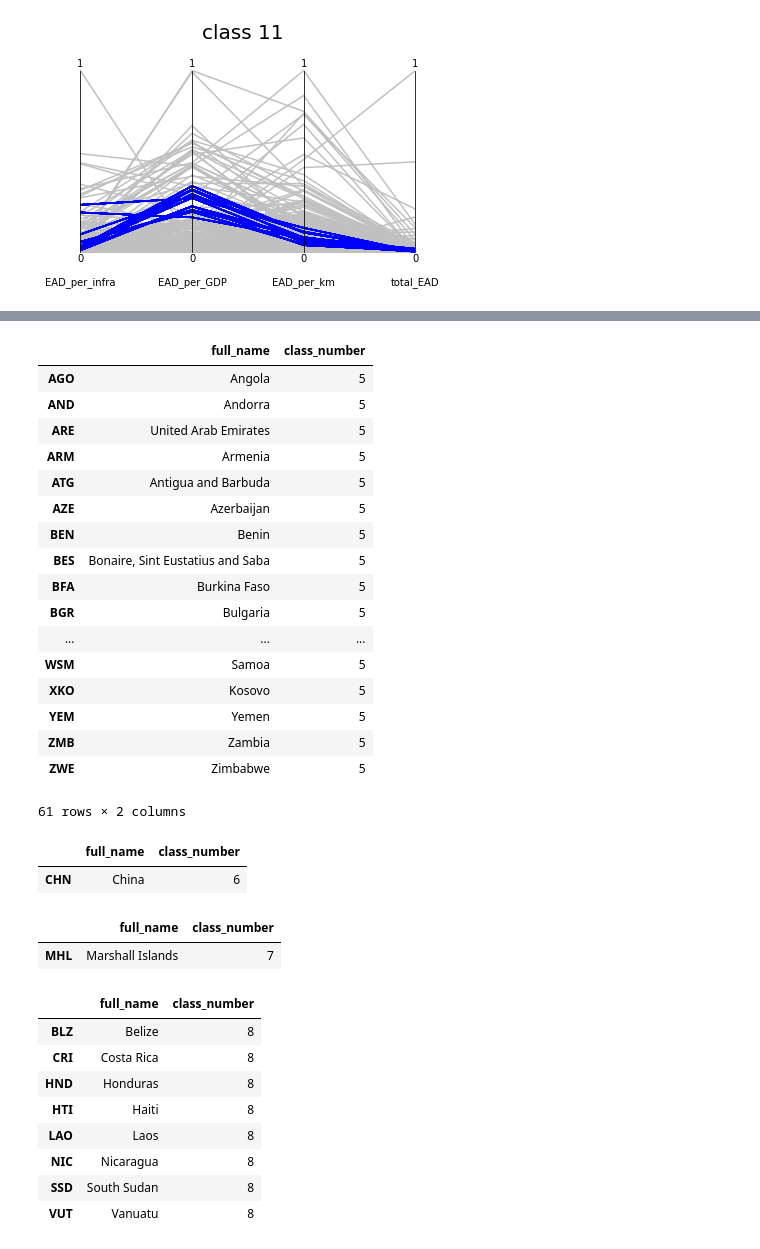
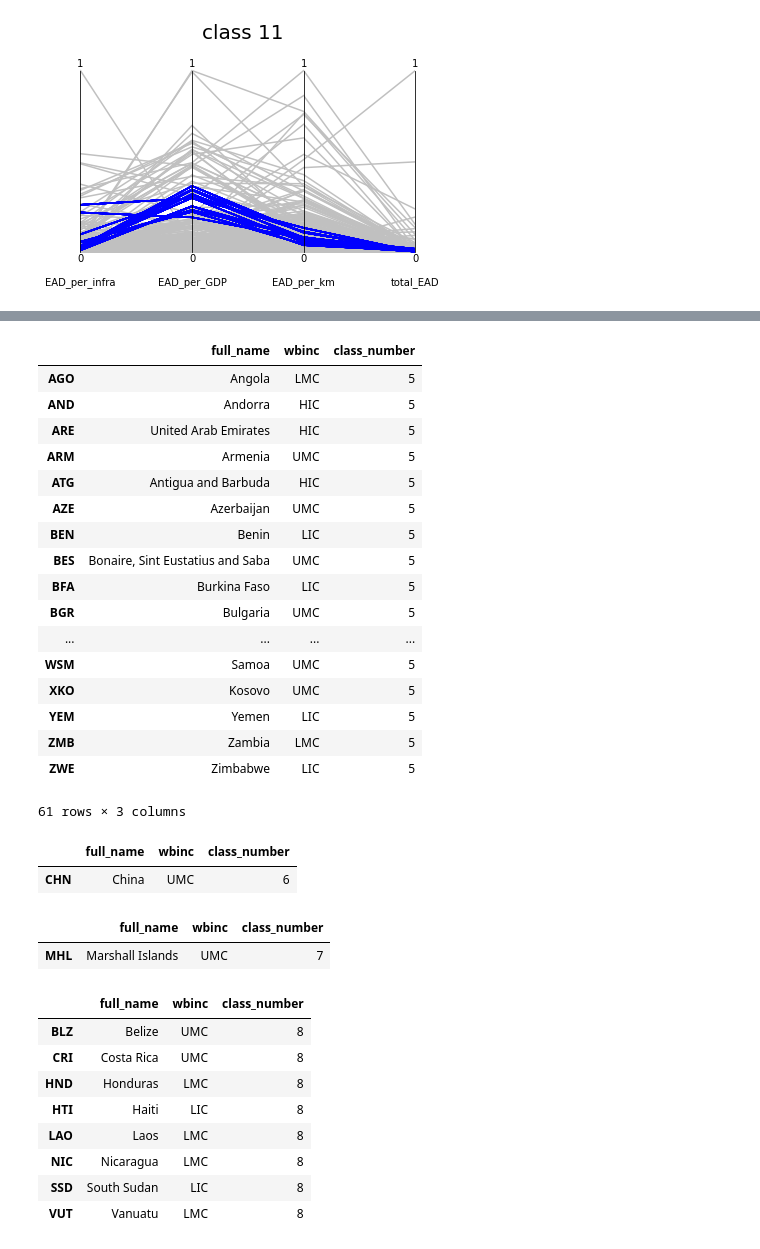
Before and after one commit to julierozenberg/various_notebooks, a Jupyter notebook: country_clustering.ipynb, the cells around one changed output, grey strips where cells are left out. Drawn from its saved outputs; the diff is of its cells as text; code cells hidden in the pictures.

```diff
--- a/country_clustering.ipynb
+++ b/country_clustering.ipynb
@@ -268,44 +268,44 @@ basic_data.loc[basic_data.class_number==4,['full_name','class_number']]
 # %%
-basic_data.loc[basic_data.class_number==5,['full_name','class_number']]
+basic_data.loc[basic_data.class_number==5,['full_name','wbinc','class_number']]
 # %% [output]
-|  | full_name | class_number |
-| AGO | Angola | 5 |
-| AND | Andorra | 5 |
-| ARE | United Arab Emirates | 5 |
-| ARM | Armenia | 5 |
-| ATG | Antigua and Barbuda | 5 |
-| AZE | Azerbaijan | 5 |
-| BEN | Benin | 5 |
-| BES | Bonaire, Sint Eustatius and Saba | 5 |
-| BFA | Burkina Faso | 5 |
-| BGR | Bulgaria | 5 |
-| ... | ... | ... |
-| WSM | Samoa | 5 |
-| XKO | Kosovo | 5 |
-| YEM | Yemen | 5 |
-| ZMB | Zambia | 5 |
-| ZWE | Zimbabwe | 5 |
+|  | full_name | wbinc | class_number |
+| AGO | Angola | LMC | 5 |
+| AND | Andorra | HIC | 5 |
+| ARE | United Arab Emirates | HIC | 5 |
+| ARM | Armenia | UMC | 5 |
+| ATG | Antigua and Barbuda | HIC | 5 |
+| AZE | Azerbaijan | UMC | 5 |
+| BEN | Benin | LIC | 5 |
+| BES | Bonaire, Sint Eustatius and Saba | UMC | 5 |
+| BFA | Burkina Faso | LIC | 5 |
+| BGR | Bulgaria | UMC | 5 |
+| ... | ... | ... | ... |
+| WSM | Samoa | UMC | 5 |
+| XKO | Kosovo | UMC | 5 |
+| YEM | Yemen | LIC | 5 |
+| ZMB | Zambia | LMC | 5 |
+| ZWE | Zimbabwe | LIC | 5 |
-61 rows × 2 columns
+61 rows × 3 columns
 # %%
-basic_data.loc[basic_data.class_number==6,['full_name','class_number']]
+basic_data.loc[basic_data.class_number==6,['full_name','wbinc','class_number']]
 # %% [output]
-|  | full_name | class_number |
-| CHN | China | 6 |
+|  | full_name | wbinc | class_number |
+| CHN | China | UMC | 6 |
 # %%
-basic_data.loc[basic_data.class_number==7,['full_name','class_number']]
+basic_data.loc[basic_data.class_number==7,['full_name','wbinc','class_number']]
 # %% [output]
-|  | full_name | class_number |
-| MHL | Marshall Islands | 7 |
+|  | full_name | wbinc | class_number |
+| MHL | Marshall Islands | UMC | 7 |
 # %%
-basic_data.loc[basic_data.class_number==8,['full_name','class_number']]
+basic_data.loc[basic_data.class_number==8,['full_name','wbinc','class_number']]
 # %% [output]
-|  | full_name | class_number |
-| BLZ | Belize | 8 |
-| CRI | Costa Rica | 8 |
-| HND | Honduras | 8 |
-| HTI | Haiti | 8 |
-| LAO | Laos | 8 |
-| NIC | Nicaragua | 8 |
-| SSD | South Sudan | 8 |
-| VUT | Vanuatu | 8 |
+|  | full_name | wbinc | class_number |
+| BLZ | Belize | UMC | 8 |
+| CRI | Costa Rica | UMC | 8 |
+| HND | Honduras | LMC | 8 |
+| HTI | Haiti | LIC | 8 |
+| LAO | Laos | LMC | 8 |
+| NIC | Nicaragua | LMC | 8 |
+| SSD | South Sudan | LIC | 8 |
+| VUT | Vanuatu | LMC | 8 |
 # %%
```
Also changed, not shown: parts of 8 cells of this notebook.
